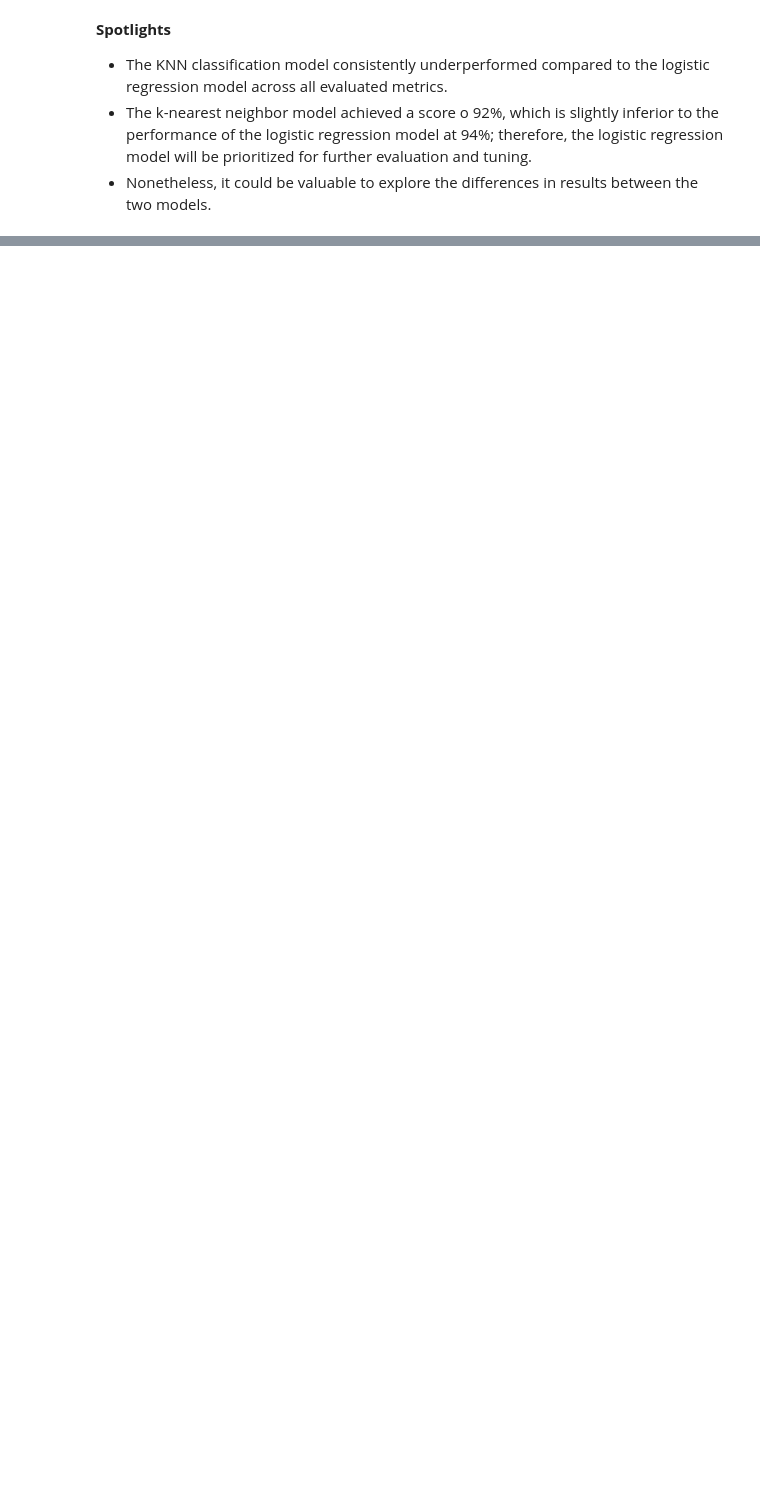
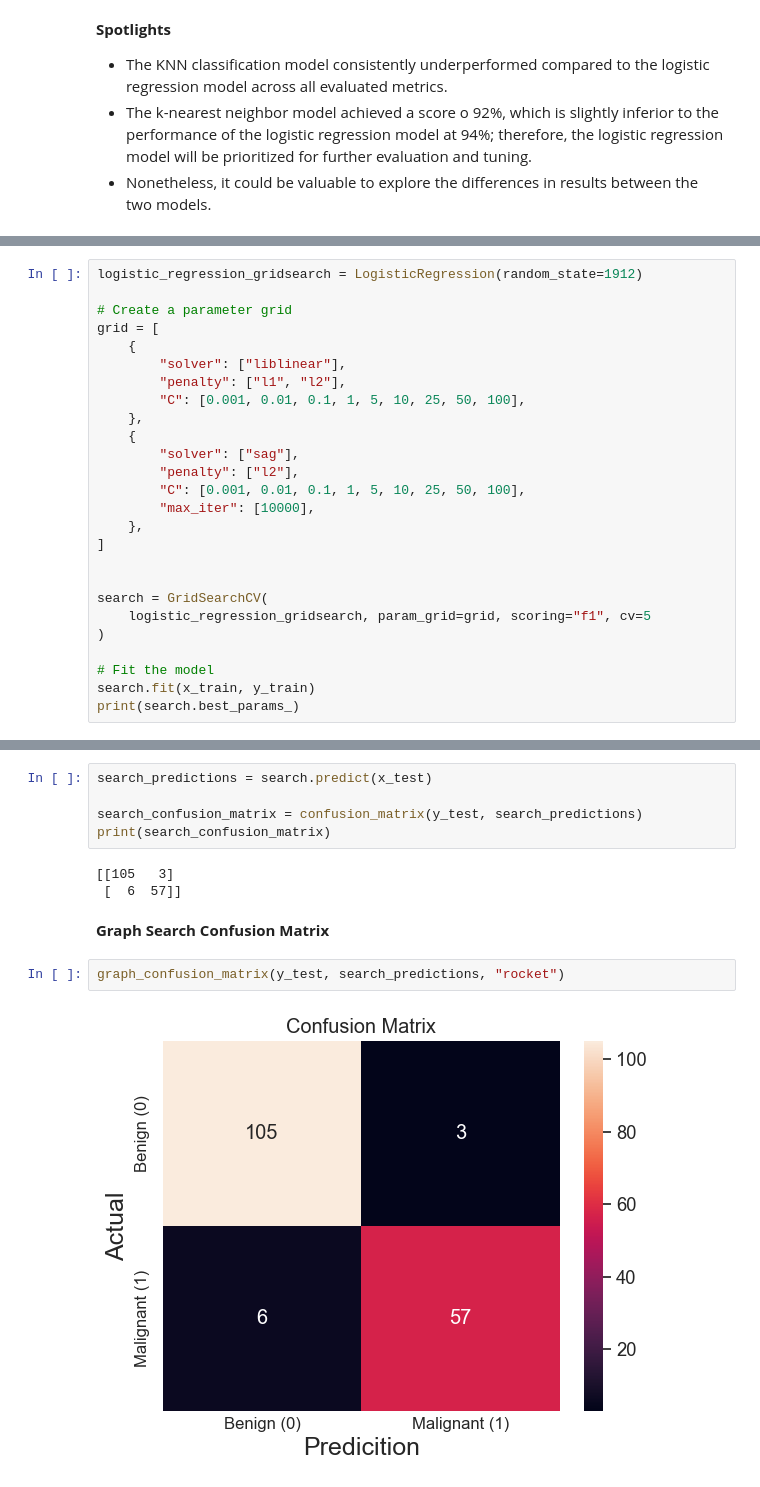
Before and after one commit to tyrantdavis/Logistic-Regression-Breast-Cancer, a Jupyter notebook: Logistic-Regression-Breast-Cancer.ipynb, the cells around one changed output, grey strips where cells are left out. Saved outputs shown, nothing was run; the diff lists cells and outputs as text; blank space fills up the shorter version.

```diff
--- a/Logistic-Regression-Breast-Cancer.ipynb
+++ b/Logistic-Regression-Breast-Cancer.ipynb
@@ -903,0 +951,26 @@ KNN Score on test set: 92%
+# %%
+logistic_regression_gridsearch = LogisticRegression(random_state=1912)
+
+# Create a parameter grid
+grid = [
+    {
+        "solver": ["liblinear"],
+        "penalty": ["l1", "l2"],
+        "C": [0.001, 0.01, 0.1, 1, 5, 10, 25, 50, 100],
+    },
+    {
+        "solver": ["sag"],
+        "penalty": ["l2"],
+        "C": [0.001, 0.01, 0.1, 1, 5, 10, 25, 50, 100],
+        "max_iter": [10000],
+    },
+]
+
+
+search = GridSearchCV(
+    logistic_regression_gridsearch, param_grid=grid, scoring="f1", cv=5
+)
+
+# Fit the model
+search.fit(x_train, y_train)
+print(search.best_params_)
@@ -903,0 +981,14 @@ KNN Score on test set: 92%
+# %%
+search_predictions = search.predict(x_test)
+
+search_confusion_matrix = confusion_matrix(y_test, search_predictions)
+print(search_confusion_matrix)
+# %% [output]
+[[105   3]
+ [  6  57]]
+# %% [markdown]
+**Graph Search Confusion Matrix**
+# %%
+graph_confusion_matrix(y_test, search_predictions, "rocket")
+# %% [output]
+[figure, added]
```
Also changed, not shown: parts of 17 cells of this notebook.
